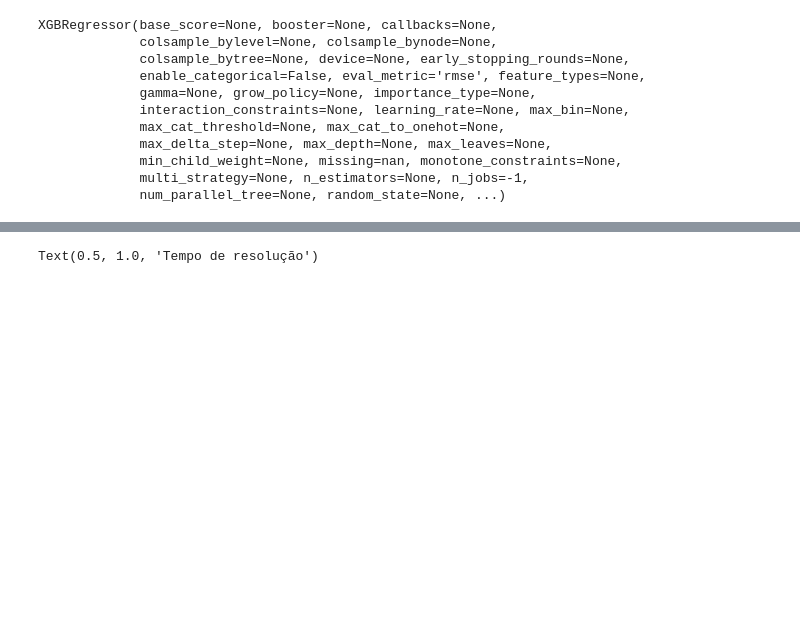
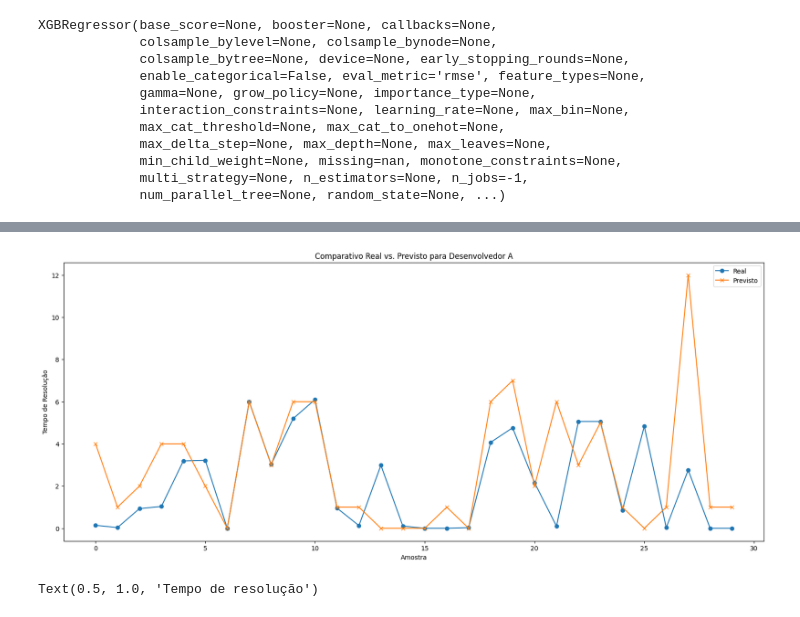
Before and after one commit to Eduardochimchek/Projeto_DataScience, a Jupyter notebook: Codigo/Modelagem.ipynb, the cells around one changed output, grey strips where cells are left out. Saved outputs shown, nothing was run; the diff lists cells and outputs as text; code cells hidden in the pictures; blank space fills up the shorter version.

Commit message:
Adicionado gráfico de comparativo realXPrevisto

```diff
--- a/Codigo/Modelagem.ipynb
+++ b/Codigo/Modelagem.ipynb
@@ -85,8 +85,20 @@ dataFrame
 | 163 | 9 | 7.131076 | 0 | 0 | 0 | 0 | ... |
 | 164 | 5 | 1.858843 | 0 | 0 | 0 | 1 | ... |
 152 rows × 25 columns
+# %%
+# Função para simplificar a visualização da comparação entre real e previsto
+def plot_comparativo_real_previsto(df_teste, y_teste, predictions, desenvolvedor):
+    fig, ax = plt.subplots(figsize=(20, 8))
+    ax.plot(y_teste, label='Real', marker='o')
+    ax.plot(predictions, label='Previsto', marker='x')
+    ax.legend()
+    ax.set_title(f'Comparativo Real vs. Previsto para {desenvolvedor}')
+    ax.set_xlabel('Amostra')
+    ax.set_ylabel('Tempo de Resolução')
+    plt.show()
 # %%
 #devs_CarlosPasquali
+desenvolvedor = 'Desenvolvedor A'
 # %%
 fig, ax = plt.subplots(figsize=(20,8))
 ax.plot(dataFrame['devs_CarlosPasquali'].values, dataFrame['tempo_resolucao'].values,label='TEMPO')
@@ -185,3 +176,10 @@ RMSE:
+# %%
+y_pred = model.predict(X_teste)
+predictions = [round(value) for value in y_pred]
+
+plot_comparativo_real_previsto(df_teste, y_teste, predictions, desenvolvedor)
+# %% [output]
+[figure, added]
 # %%
 #devs_JeanCarlos
 # %%
```
Also changed, not shown: parts of 42 cells of this notebook, 3 other files.
